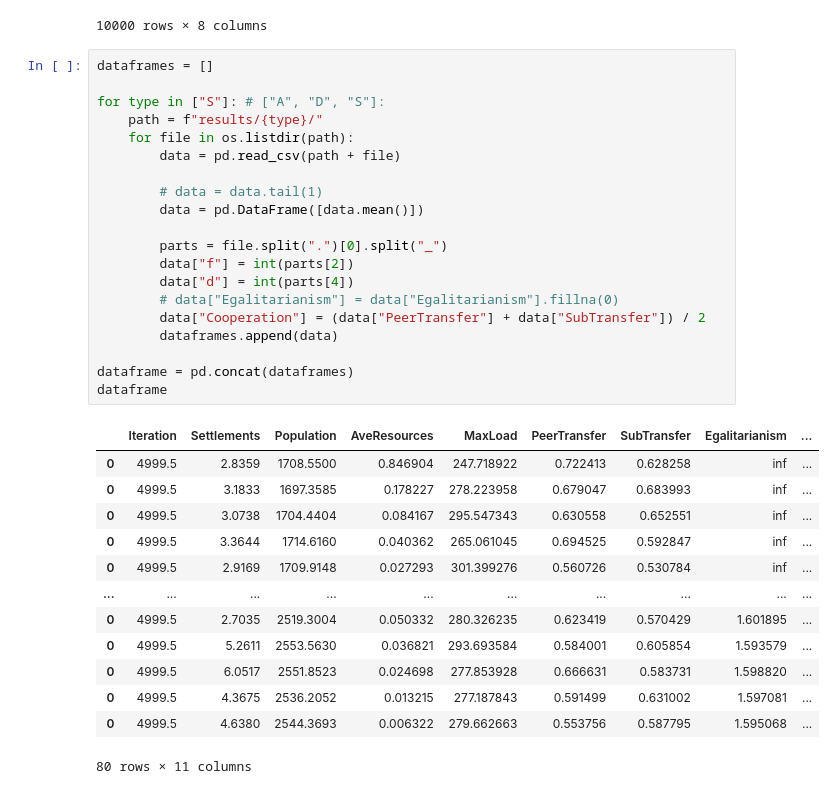
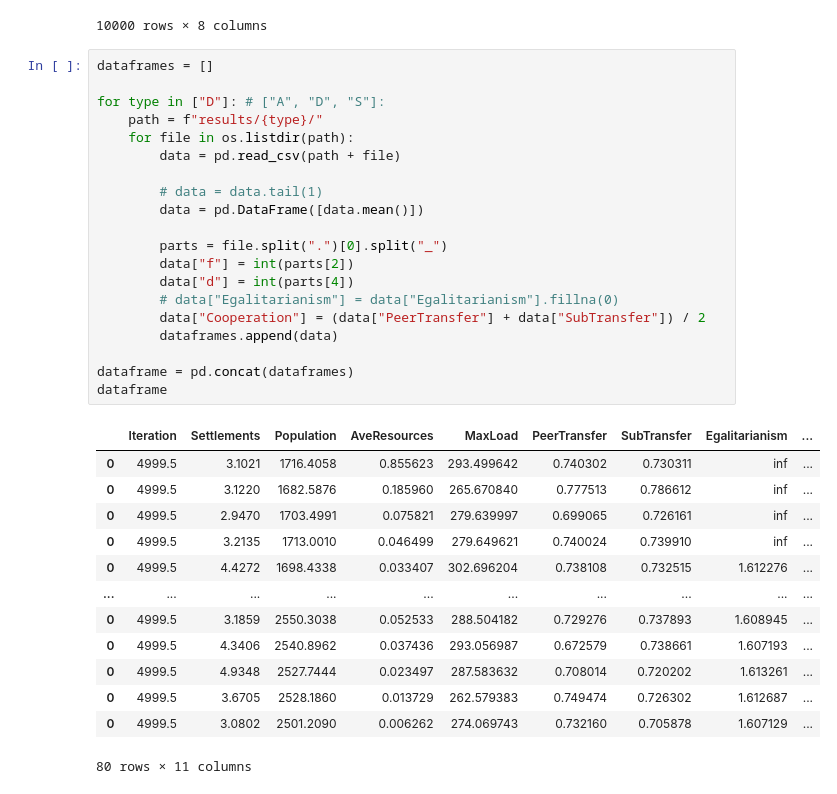
Before and after one commit to thesisyphean/neolithic-abm, a Jupyter notebook: plot.ipynb, the cells around one changed output. Cells and saved outputs as stored; diff of their text form.

```diff
--- a/plot.ipynb
+++ b/plot.ipynb
@@ -23,36 +23,36 @@ data
 # %%
 dataframes = []
 
-for type in ["S"]: # ["A", "D", "S"]:
+for type in ["D"]: # ["A", "D", "S"]:
     path = f"results/{type}/"
     for file in os.listdir(path):
         data = pd.read_csv(path + file)
 
         # data = data.tail(1)
         data = pd.DataFrame([data.mean()])
 
         parts = file.split(".")[0].split("_")
         data["f"] = int(parts[2])
         data["d"] = int(parts[4])
         # data["Egalitarianism"] = data["Egalitarianism"].fillna(0)
         data["Cooperation"] = (data["PeerTransfer"] + data["SubTransfer"]) / 2
         dataframes.append(data)
 
 dataframe = pd.concat(dataframes)
 dataframe
 # %% [output]
 |  | Iteration | Settlements | Population | AveResources | MaxLoad | PeerTransfer | SubTransfer | Egalitarianism | ... |
-| 0 | 4999.5 | 2.8359 | 1708.5500 | 0.846904 | 247.718922 | 0.722413 | 0.628258 | inf | ... |
-| 0 | 4999.5 | 3.1833 | 1697.3585 | 0.178227 | 278.223958 | 0.679047 | 0.683993 | inf | ... |
-| 0 | 4999.5 | 3.0738 | 1704.4404 | 0.084167 | 295.547343 | 0.630558 | 0.652551 | inf | ... |
-| 0 | 4999.5 | 3.3644 | 1714.6160 | 0.040362 | 265.061045 | 0.694525 | 0.592847 | inf | ... |
-| 0 | 4999.5 | 2.9169 | 1709.9148 | 0.027293 | 301.399276 | 0.560726 | 0.530784 | inf | ... |
+| 0 | 4999.5 | 3.1021 | 1716.4058 | 0.855623 | 293.499642 | 0.740302 | 0.730311 | inf | ... |
+| 0 | 4999.5 | 3.1220 | 1682.5876 | 0.185960 | 265.670840 | 0.777513 | 0.786612 | inf | ... |
+| 0 | 4999.5 | 2.9470 | 1703.4991 | 0.075821 | 279.639997 | 0.699065 | 0.726161 | inf | ... |
+| 0 | 4999.5 | 3.2135 | 1713.0010 | 0.046499 | 279.649621 | 0.740024 | 0.739910 | inf | ... |
+| 0 | 4999.5 | 4.4272 | 1698.4338 | 0.033407 | 302.696204 | 0.738108 | 0.732515 | 1.612276 | ... |
 | ... | ... | ... | ... | ... | ... | ... | ... | ... | ... |
-| 0 | 4999.5 | 2.7035 | 2519.3004 | 0.050332 | 280.326235 | 0.623419 | 0.570429 | 1.601895 | ... |
-| 0 | 4999.5 | 5.2611 | 2553.5630 | 0.036821 | 293.693584 | 0.584001 | 0.605854 | 1.593579 | ... |
-| 0 | 4999.5 | 6.0517 | 2551.8523 | 0.024698 | 277.853928 | 0.666631 | 0.583731 | 1.598820 | ... |
-| 0 | 4999.5 | 4.3675 | 2536.2052 | 0.013215 | 277.187843 | 0.591499 | 0.631002 | 1.597081 | ... |
-| 0 | 4999.5 | 4.6380 | 2544.3693 | 0.006322 | 279.662663 | 0.553756 | 0.587795 | 1.595068 | ... |
+| 0 | 4999.5 | 3.1859 | 2550.3038 | 0.052533 | 288.504182 | 0.729276 | 0.737893 | 1.608945 | ... |
+| 0 | 4999.5 | 4.3406 | 2540.8962 | 0.037436 | 293.056987 | 0.672579 | 0.738661 | 1.607193 | ... |
+| 0 | 4999.5 | 4.9348 | 2527.7444 | 0.023497 | 287.583632 | 0.708014 | 0.720202 | 1.613261 | ... |
+| 0 | 4999.5 | 3.6705 | 2528.1860 | 0.013729 | 262.579383 | 0.749474 | 0.726302 | 1.612687 | ... |
+| 0 | 4999.5 | 3.0802 | 2501.2090 | 0.006262 | 274.069743 | 0.732160 | 0.705878 | 1.607129 | ... |
 80 rows × 11 columns
 # %%
 sns.set_theme()
```
Also changed, not shown: parts of 2 cells of this notebook, 5 other files.
